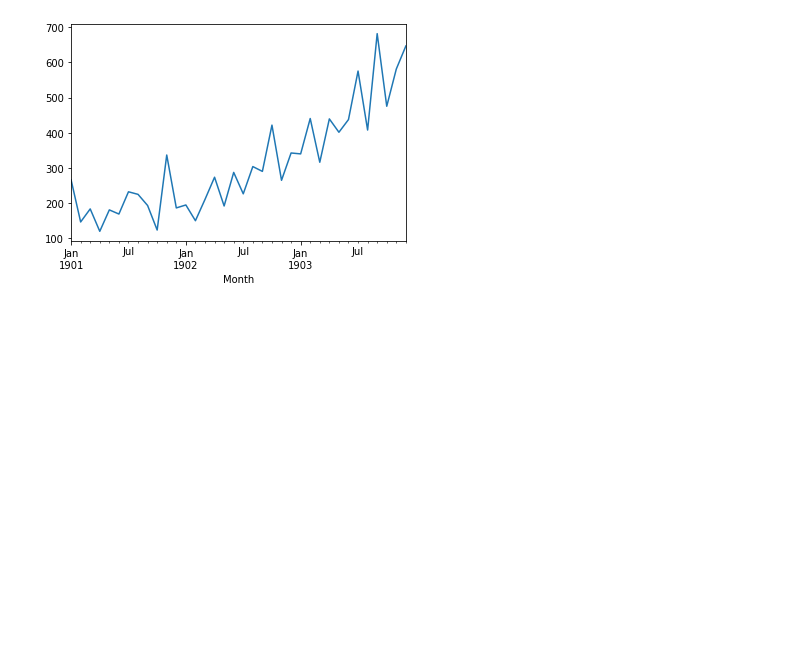
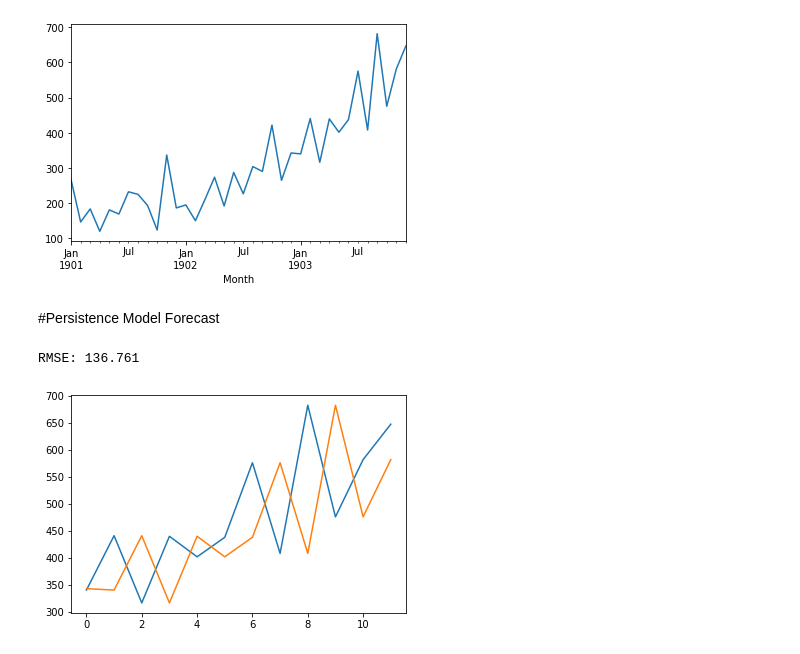
Before and after one commit to Uemerson/time-series-forecasting-lstm-shampoo-sales, a Jupyter notebook: main.ipynb, the cells around one changed output. Cells and saved outputs as stored; diff of their text form; code cells hidden in the pictures; blank space fills up the shorter version.

Commit message:
feat: add persistence model forecast

```diff
--- a/main.ipynb
+++ b/main.ipynb
@@ -34,3 +38,31 @@ Month
 1901-05-01    180.3
 Name: Sales, dtype: float64
 [figure]
+# %% [markdown]
+#Persistence Model Forecast
+# %%
+# split data into train and test
+X = series.values
+train, test = X[0:-12], X[-12:]
+
+# walk-forward validation
+history = [x for x in train]
+
+predictions = list()
+for i in range(len(test)):
+	# make prediction
+	predictions.append(history[-1])
+	# observation
+	history.append(test[i])
+
+# report performance
+rmse = sqrt(mean_squared_error(test, predictions))
+print('RMSE: %.3f' % rmse)
+
+# line plot of observed vs predicted
+pyplot.plot(test)
+pyplot.plot(predictions)
+pyplot.show()
+# %% [output]
+RMSE: 136.761
+[figure, added]
```
Also changed, not shown: parts of 1 cell of this notebook.
